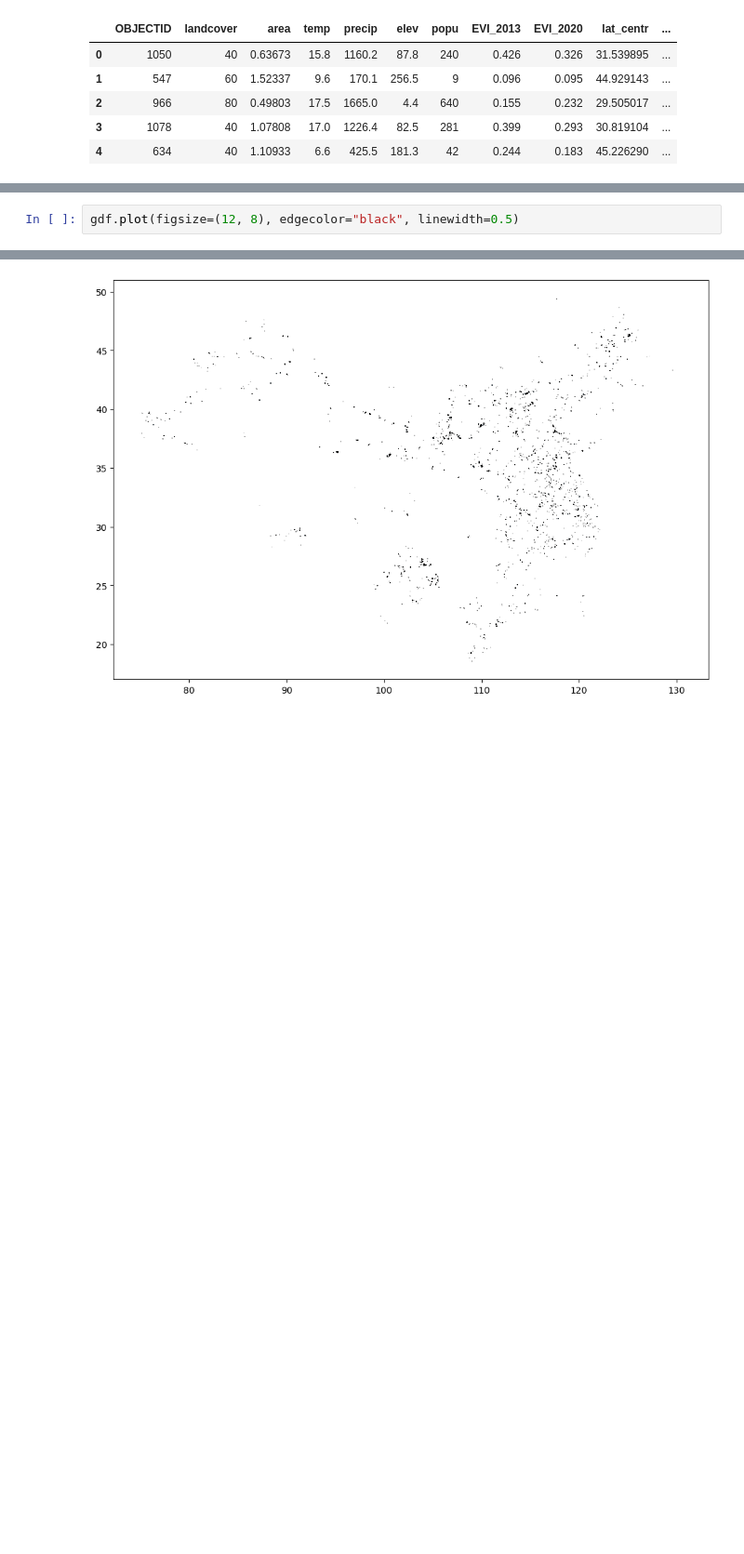
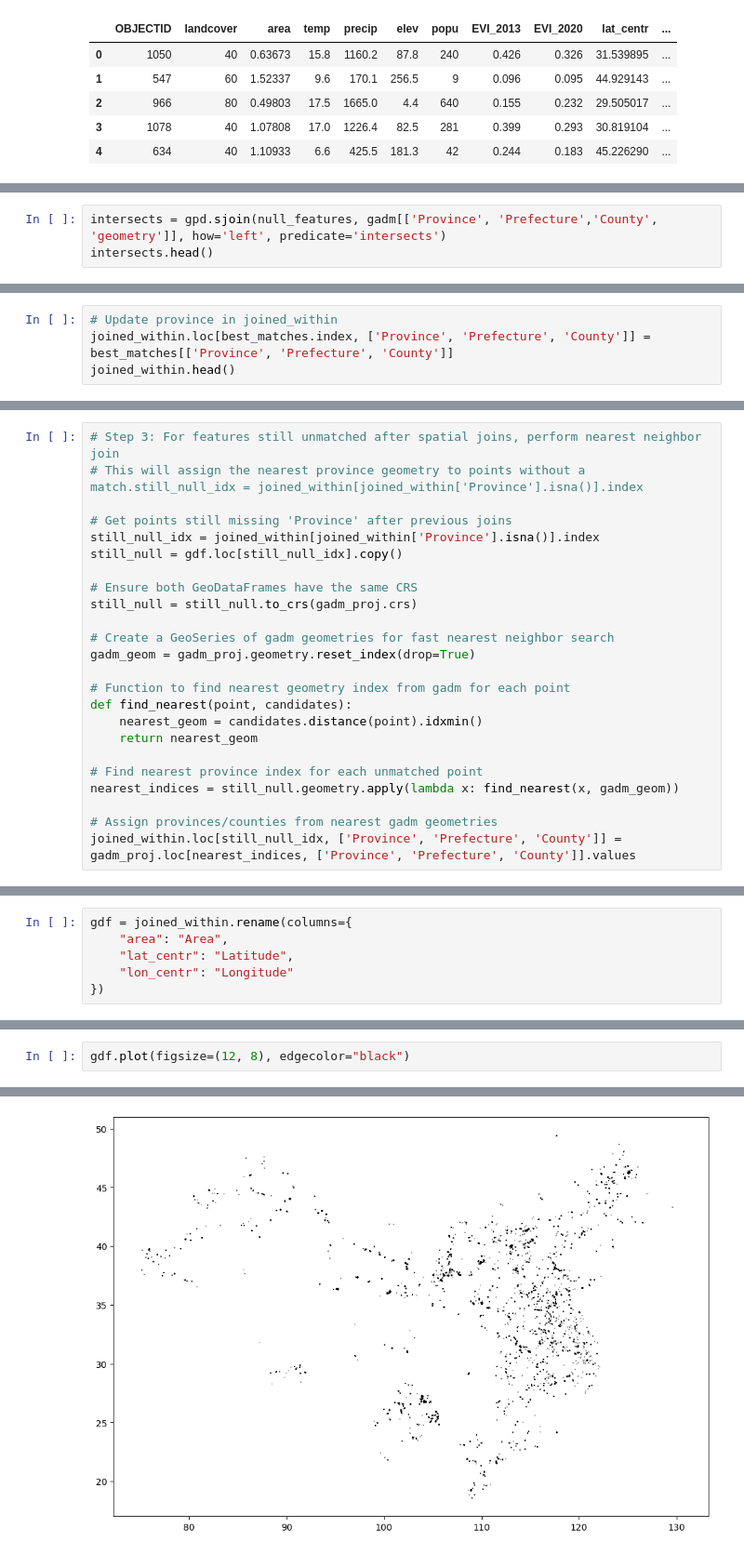
Before and after one commit to XinranHf/solar-data-china, a Jupyter notebook: scripts/data_preprocessing/pv_china_2020.ipynb, the cells around one changed output, grey strips where cells are left out. Shown: that part at 93% size. Saved outputs shown, nothing was run; the diff lists cells and outputs as text; blank space fills up the shorter version.

Commit message:
cleaned chinapv_vectorized and pv_china + added the province

```diff
--- a/scripts/data_preprocessing/pv_china_2020.ipynb
+++ b/scripts/data_preprocessing/pv_china_2020.ipynb
@@ -89,0 +177,3 @@ gdf.head()
+# %%
+intersects = gpd.sjoin(null_features, gadm[['Province', 'Prefecture','County', 'geometry']], how='left', predicate='intersects')
+intersects.head()
@@ -89,0 +231,4 @@ gdf.head()
+# %%
+# Update province in joined_within
+joined_within.loc[best_matches.index, ['Province', 'Prefecture', 'County']] = best_matches[['Province', 'Prefecture', 'County']]
+joined_within.head()
@@ -89,0 +283,24 @@ gdf.head()
+# %%
+# Step 3: For features still unmatched after spatial joins, perform nearest neighbor join
+# This will assign the nearest province geometry to points without a match.still_null_idx = joined_within[joined_within['Province'].isna()].index
+
+# Get points still missing 'Province' after previous joins
+still_null_idx = joined_within[joined_within['Province'].isna()].index
+still_null = gdf.loc[still_null_idx].copy()
+
+# Ensure both GeoDataFrames have the same CRS
+still_null = still_null.to_crs(gadm_proj.crs)
+
+# Create a GeoSeries of gadm geometries for fast nearest neighbor search
+gadm_geom = gadm_proj.geometry.reset_index(drop=True)
+
+# Function to find nearest geometry index from gadm for each point
+def find_nearest(point, candidates):
+    nearest_geom = candidates.distance(point).idxmin()
+    return nearest_geom
+
+# Find nearest province index for each unmatched point
+nearest_indices = still_null.geometry.apply(lambda x: find_nearest(x, gadm_geom))
+
+# Assign provinces/counties from nearest gadm geometries
+joined_within.loc[still_null_idx, ['Province', 'Prefecture', 'County']] = gadm_proj.loc[nearest_indices, ['Province', 'Prefecture', 'County']].values
@@ -89,0 +362,6 @@ gdf.head()
+# %%
+gdf = joined_within.rename(columns={
+    "area": "Area",
+    "lat_centr": "Latitude",
+    "lon_centr": "Longitude"
+})
@@ -90,5 +375,5 @@ gdf.head()
 # %%
-gdf.plot(figsize=(12, 8), edgecolor="black", linewidth=0.5)
+gdf.plot(figsize=(12, 8), edgecolor="black")
 # %% [output]
 <Axes: >
-[figure, old version]
+[figure, new version]
```
Also changed, not shown: parts of 28 cells of this notebook, 10 other files.
